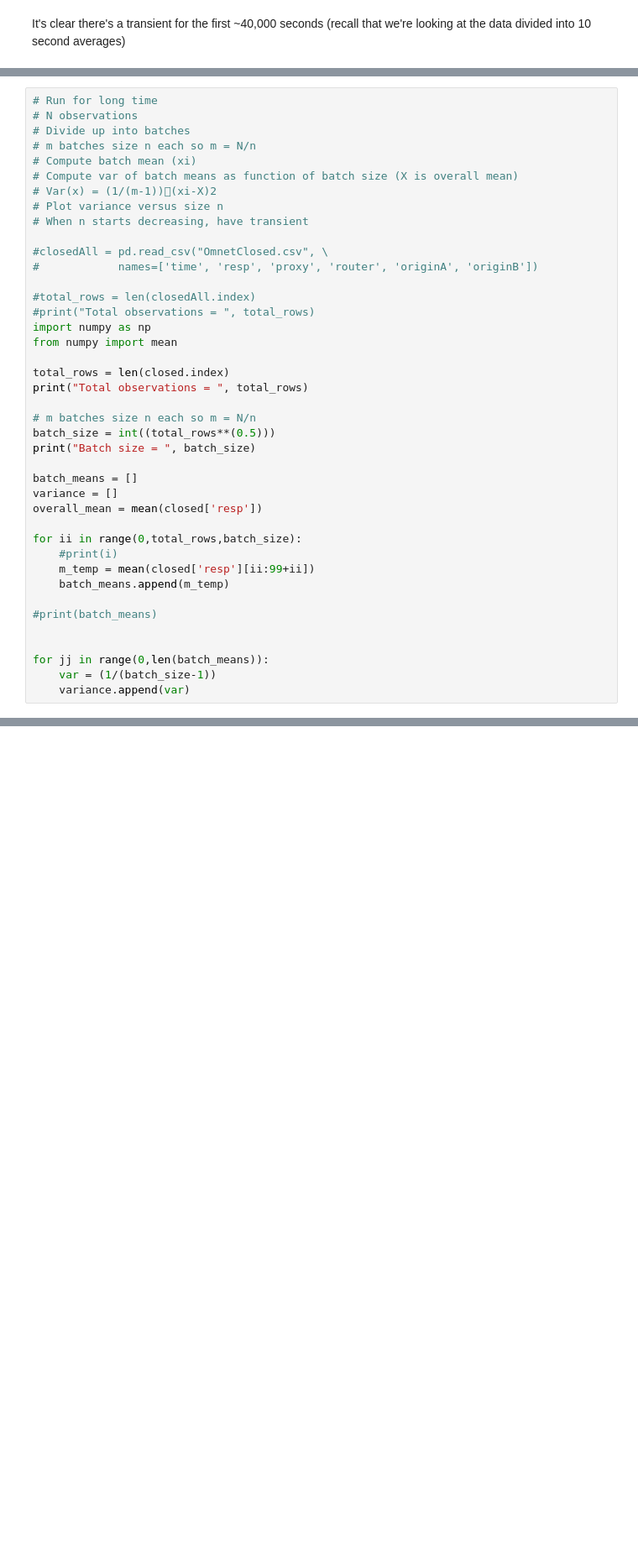
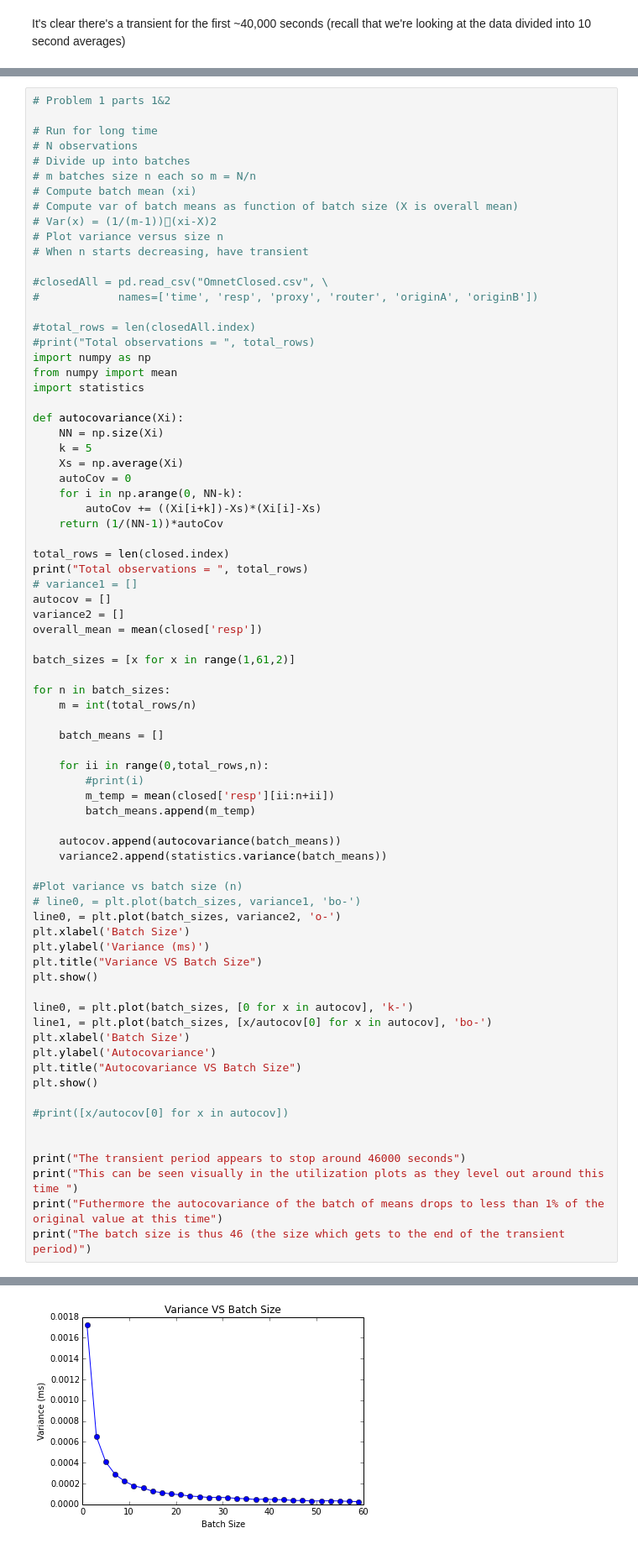
Before and after one commit to AaronTHolt/CompPerf, a Jupyter notebook: HW7/Simulation Plots.ipynb, the cells around one changed output, grey strips where cells are left out. Shown at 84% size. Drawn from its saved outputs; the diff is of its cells as text; blank space fills up the shorter version.

```diff
--- a/HW7/Simulation Plots.ipynb
+++ b/HW7/Simulation Plots.ipynb
@@ -43,4 +66,6 @@ It's clear there's a transient for the first ~40,000 seconds (recall that we're
 # %%
+# Problem 1 parts 1&2
+
 # Run for long time
 # N observations
 # Divide up into batches
@@ -58,28 +83,60 @@ It's clear there's a transient for the first ~40,000 seconds (recall that we're
 #print("Total observations = ", total_rows)
 import numpy as np
 from numpy import mean
+import statistics
+
+def autocovariance(Xi):
+    NN = np.size(Xi)
+    k = 5
+    Xs = np.average(Xi)
+    autoCov = 0
+    for i in np.arange(0, NN-k):
+        autoCov += ((Xi[i+k])-Xs)*(Xi[i]-Xs)
+    return (1/(NN-1))*autoCov
 
 total_rows = len(closed.index)
 print("Total observations = ", total_rows)
-
-# m batches size n each so m = N/n
-batch_size = int((total_rows**(0.5)))
-print("Batch size = ", batch_size)
-
-batch_means = []
-variance = []
+# variance1 = []
+autocov = []
+variance2 = []
 overall_mean = mean(closed['resp'])
 
-for ii in range(0,total_rows,batch_size):
-    #print(i)
-    m_temp = mean(closed['resp'][ii:99+ii])
-    batch_means.append(m_temp)
+batch_sizes = [x for x in range(1,61,2)]
 
-#print(batch_means)
+for n in batch_sizes:
+    m = int(total_rows/n)
+
+    batch_means = []
+
+    for ii in range(0,total_rows,n):
+        #print(i)
+        m_temp = mean(closed['resp'][ii:n+ii])
+        batch_means.append(m_temp)
+
+    autocov.append(autocovariance(batch_means))
+    variance2.append(statistics.variance(batch_means))
+
+#Plot variance vs batch size (n)
+# line0, = plt.plot(batch_sizes, variance1, 'bo-')
+line0, = plt.plot(batch_sizes, variance2, 'o-')
+plt.xlabel('Batch Size')
+plt.ylabel('Variance (ms)')
+plt.title("Variance VS Batch Size")
+plt.show()
+
+line0, = plt.plot(batch_sizes, [0 for x in autocov], 'k-')
+line1, = plt.plot(batch_sizes, [x/autocov[0] for x in autocov], 'bo-')
+plt.xlabel('Batch Size')
+plt.ylabel('Autocovariance')
+plt.title("Autocovariance VS Batch Size")
+plt.show()
+
+#print([x/autocov[0] for x in autocov])
 
 
-for jj in range(0,len(batch_means)):
-    var = (1/(batch_size-1))
-    variance.append(var)
+print("The transient period appears to stop around 46000 seconds")
+print("This can be seen visually in the utilization plots as they level out around this time ")
+print("Futhermore the autocovariance of the batch of means drops to less than 1% of the original value at this time")
+print("The batch size is thus 46 (the size which gets to the end of the transient period)")
 # %% [output]
 Total observations =  9957
@@ -87,0 +143 @@ Batch size =  99
+[figure, added]
```
Also changed, not shown: parts of 10 cells of this notebook.
